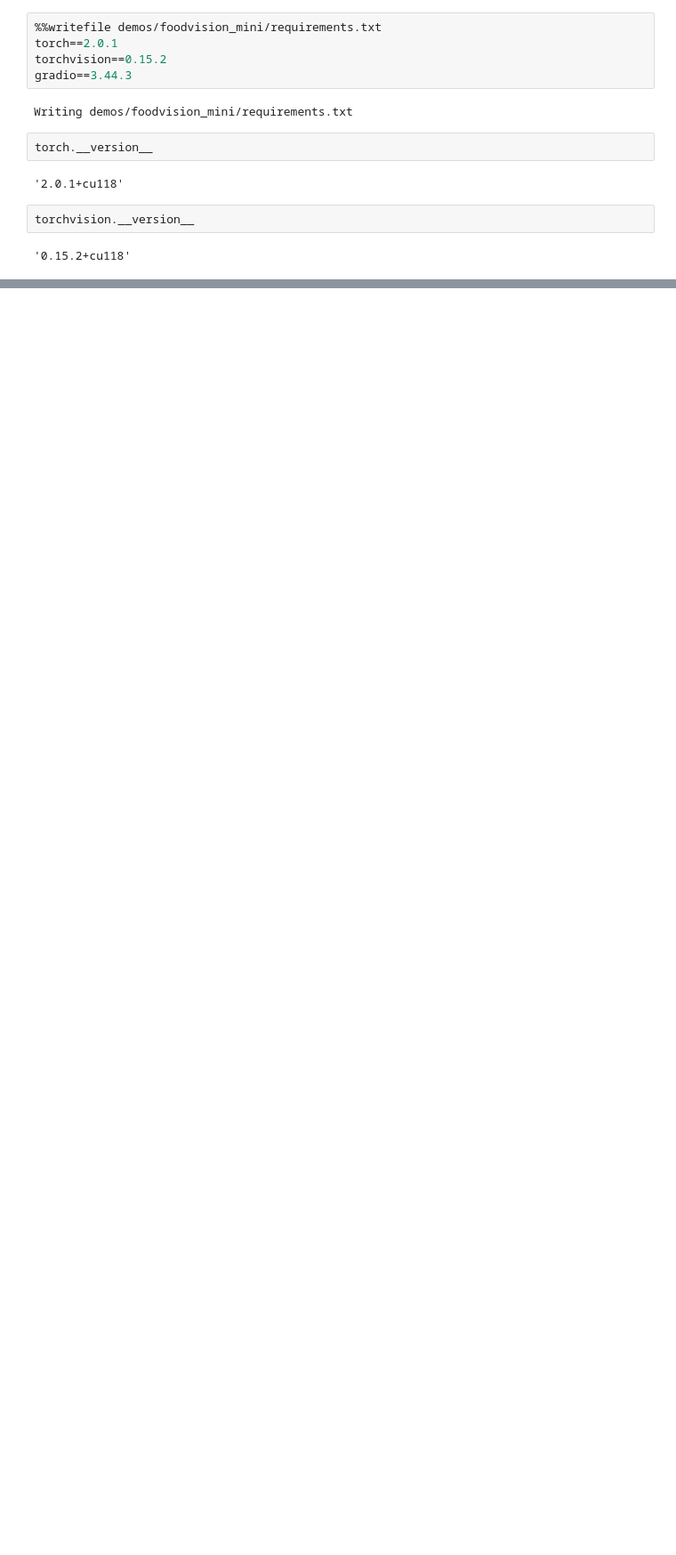
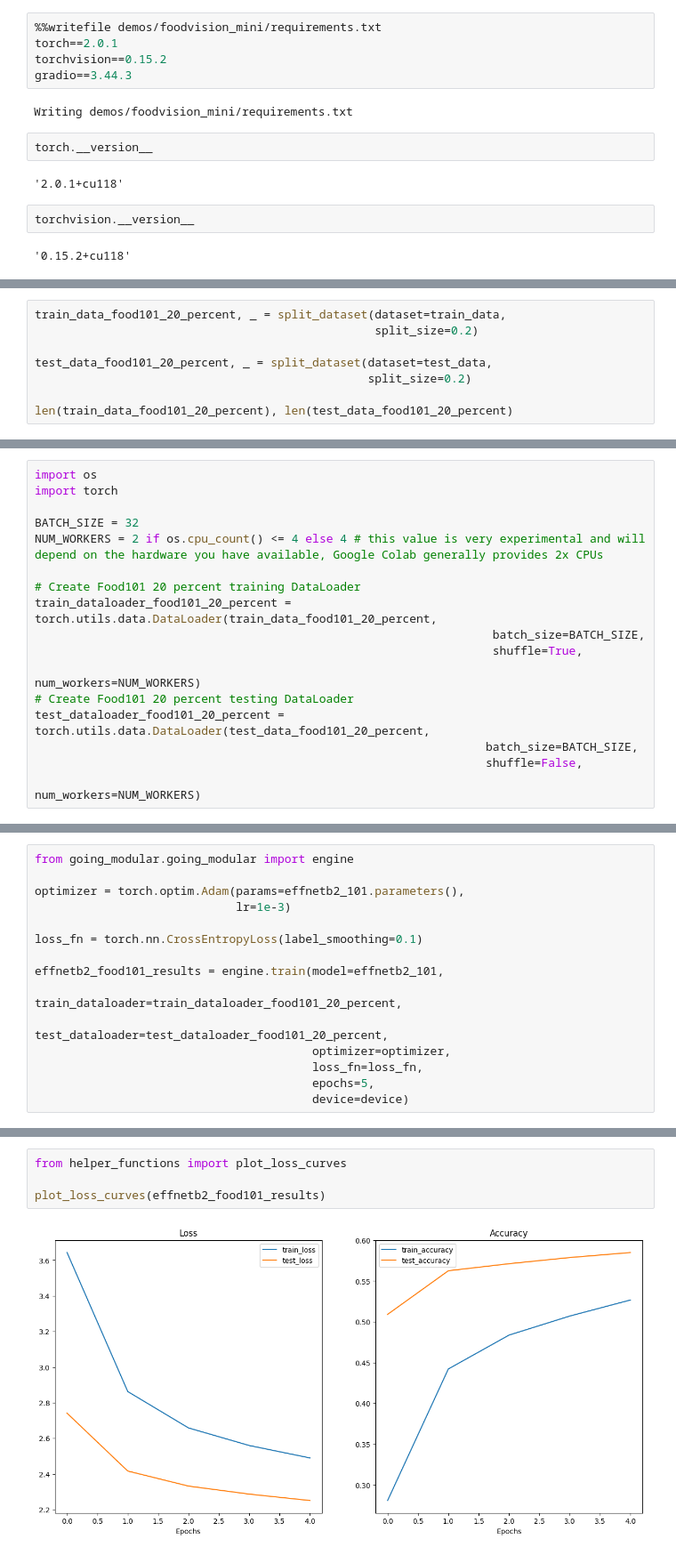
Before and after one commit to Adarsh0047/PyTorch-ZTM, a Jupyter notebook: 9. Model Deployment/09_Pytorch_Model_Deployment.ipynb, the cells around one changed output, grey strips where cells are left out. Shown: that part at 89% size. Cells and saved outputs as stored; diff of their text form; blank space fills up the shorter version.

```diff
--- a/9. Model Deployment/09_Pytorch_Model_Deployment.ipynb
+++ b/9. Model Deployment/09_Pytorch_Model_Deployment.ipynb
@@ -942,0 +1047,8 @@ gr.__version__
+# %%
+train_data_food101_20_percent, _ = split_dataset(dataset=train_data,
+                                                 split_size=0.2)
+
+test_data_food101_20_percent, _ = split_dataset(dataset=test_data,
+                                                split_size=0.2)
+
+len(train_data_food101_20_percent), len(test_data_food101_20_percent)
@@ -942,0 +1061,17 @@ gr.__version__
+# %%
+import os
+import torch
+
+BATCH_SIZE = 32
+NUM_WORKERS = 2 if os.cpu_count() <= 4 else 4 # this value is very experimental and will depend on the hardware you have available, Google Colab generally provides 2x CPUs
+
+# Create Food101 20 percent training DataLoader
+train_dataloader_food101_20_percent = torch.utils.data.DataLoader(train_data_food101_20_percent,
+                                                                  batch_size=BATCH_SIZE,
+                                                                  shuffle=True,
+                                                                  num_workers=NUM_WORKERS)
+# Create Food101 20 percent testing DataLoader
+test_dataloader_food101_20_percent = torch.utils.data.DataLoader(test_data_food101_20_percent,
+                                                                 batch_size=BATCH_SIZE,
+                                                                 shuffle=False,
+                                                                 num_workers=NUM_WORKERS)
@@ -942,0 +1080,15 @@ gr.__version__
+# %%
+from going_modular.going_modular import engine
+
+optimizer = torch.optim.Adam(params=effnetb2_101.parameters(),
+                             lr=1e-3)
+
+loss_fn = torch.nn.CrossEntropyLoss(label_smoothing=0.1)
+
+effnetb2_food101_results = engine.train(model=effnetb2_101,
+                                        train_dataloader=train_dataloader_food101_20_percent,
+                                        test_dataloader=test_dataloader_food101_20_percent,
+                                        optimizer=optimizer,
+                                        loss_fn=loss_fn,
+                                        epochs=5,
+                                        device=device)
@@ -942,0 +1103,6 @@ gr.__version__
+# %%
+from helper_functions import plot_loss_curves
+
+plot_loss_curves(effnetb2_food101_results)
+# %% [output]
+[figure, added]
```
Also changed, not shown: parts of 59 cells of this notebook.
